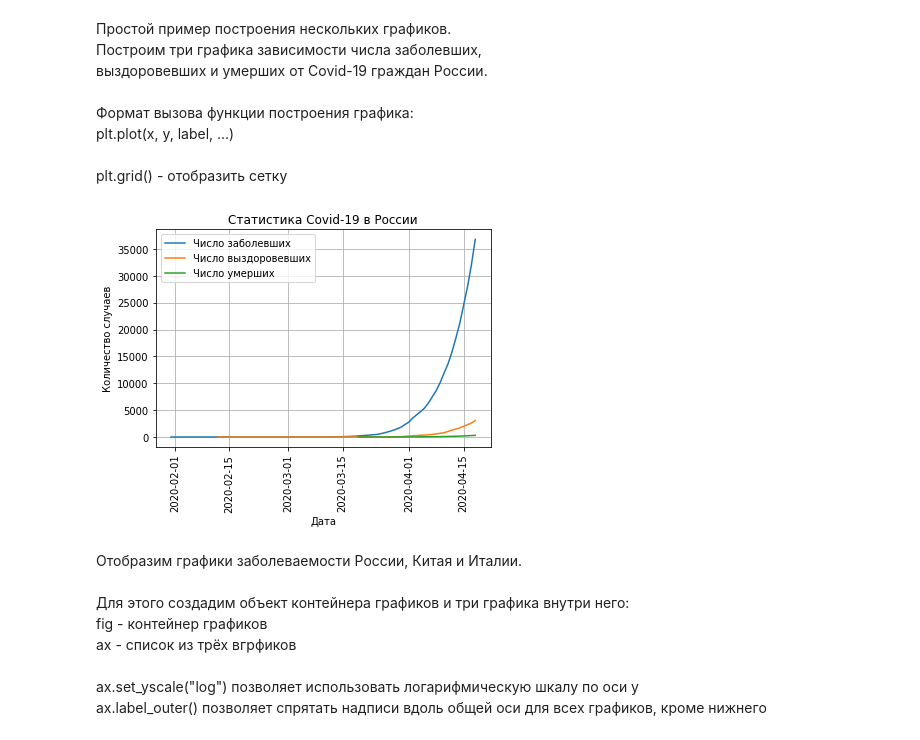
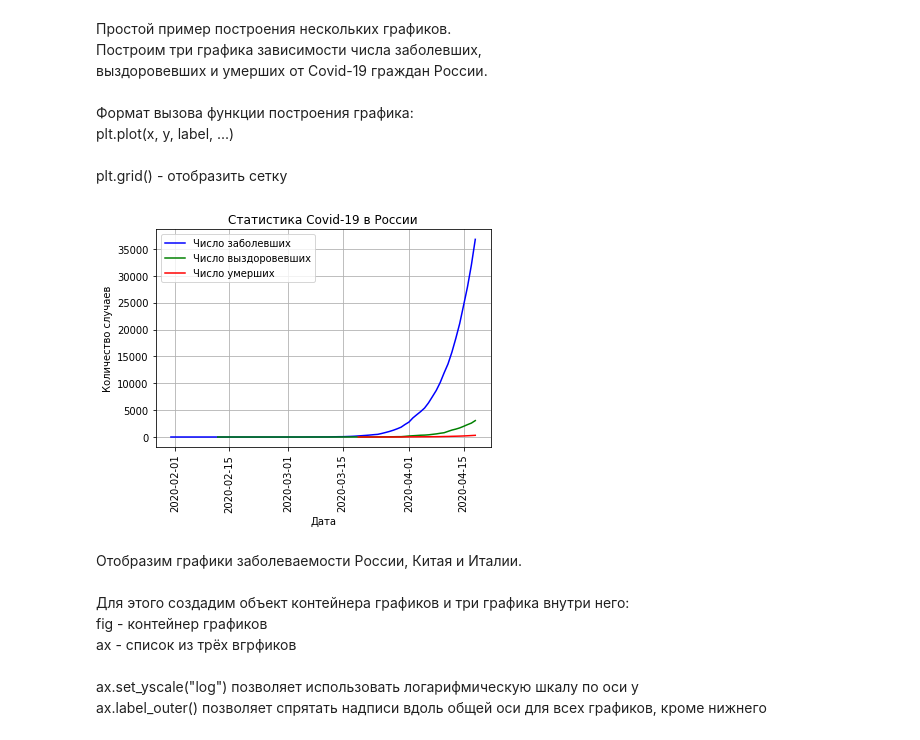
Before and after one commit to HapKoM/matplotlib_seminar, a Jupyter notebook: matplotlib.ipynb, the cells around one changed output. Cells and saved outputs as stored; diff of their text form; code cells hidden in the pictures.

```diff
--- a/matplotlib.ipynb
+++ b/matplotlib.ipynb
@@ -95,18 +98,19 @@ dates_confirmed, confirmed = get_nonzero_row(aggr_data, "Russia", "Confirmed")
 dates_recovered, recovered = get_nonzero_row(aggr_data, "Russia", "Recovered")
 dates_deaths, deaths = get_nonzero_row(aggr_data, "Russia", "Deaths")
 # %%
-plt.plot(dates_confirmed, confirmed, label="Число заболевших")
-plt.plot(dates_recovered, recovered, label="Число выздоровевших")
-plt.plot(dates_deaths, deaths, label="Число умерших")
-plt.grid()
-plt.xlabel("Дата")
-plt.xticks(rotation=90)
-plt.ylabel("Количество случаев")
-plt.title("Статистика Covid-19 в России")
-plt.legend()
+plt.plot(dates_confirmed, confirmed, label="Число заболевших", color="b")
+plt.plot(dates_recovered, recovered, label="Число выздоровевших", color="g")
+plt.plot(dates_deaths, deaths, label="Число умерших", color="#FF0000")
+plt.grid() # Отобразим сетку
+plt.xlabel("Дата") # Название оси X
+plt.xticks(rotation=90) # Поворот значений по оси X
+plt.ylabel("Количество случаев") # Название оси Y
+plt.title("Статистика Covid-19 в России") # Название графика
+plt.legend() # Отобразить легенду
+plt.savefig("russia_stats.png") # Любой график можно сохранить в файл
 plt.show()
 # %% [output]
-[figure, old version]
+[figure, new version]
 # %% [markdown]
 Отобразим графики заболеваемости России, Китая и Италии.\
 \
```
Also changed, not shown: parts of 8 cells of this notebook.
